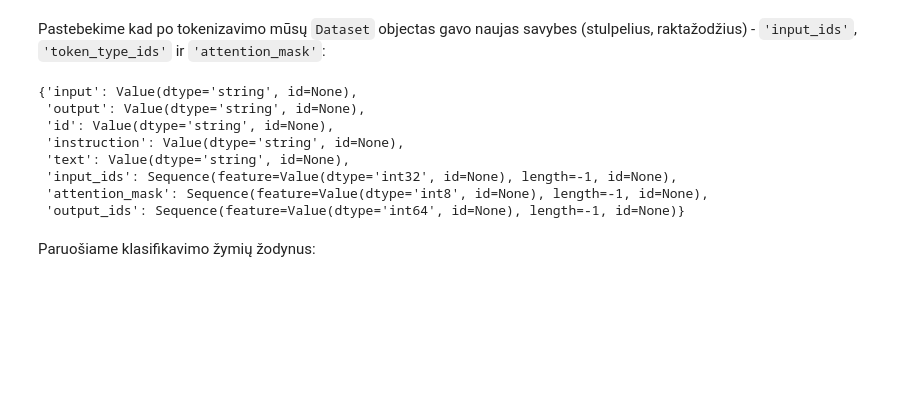
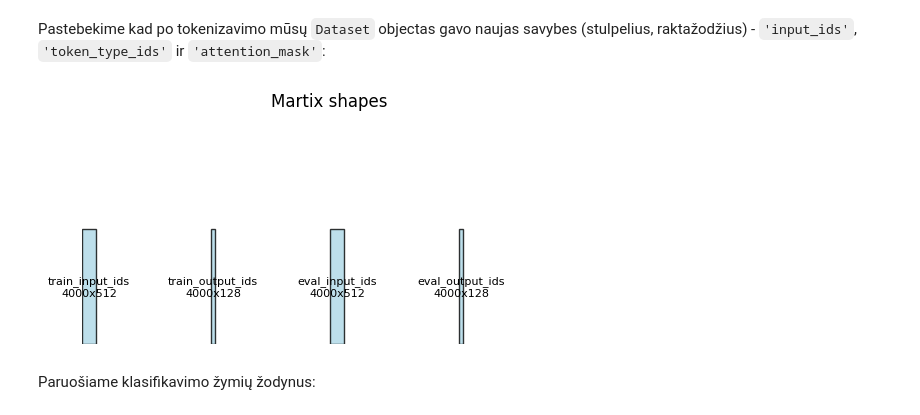
Before and after one commit to EmilisGit/Deep_learning, a Jupyter notebook: bert_finetuning_with_transformers.ipynb, the cells around one changed output. Cells and saved outputs as stored; diff of their text form; code cells hidden in the pictures; blank space fills up the shorter version.

```diff
--- a/bert_finetuning_with_transformers.ipynb
+++ b/bert_finetuning_with_transformers.ipynb
@@ -14,5 +16,5 @@ Naudosime duomenis iš [Yelp Open Dataset](https://www.yelp.com/dataset). Tai bu
 
 from datasets import load_dataset
 
-dataset = load_dataset("antash420/text-summarization-alpaca-format")
-dataset.save_to_disk("/content/dataset")
+hfDataset = load_dataset("antash420/text-summarization-alpaca-format")
+hfDataset.save_to_disk("/content/hfDataset")
@@ -68,7 +139,8 @@ def tokenize(text):
   outputs = tokenizer(
       text["output"], max_length=128, truncation=True, padding="max_length"
   )
-  inputs["output_ids"] = outputs["input_ids"]
+  tokens = inputs
+  tokens["labels"] = outputs["input_ids"]
   return inputs
 
 
@@ -77,16 +160,16 @@ encoded_eval = small_eval_dataset.map(tokenize, batched=True)
 # %% [markdown]
 Pastebekime kad po tokenizavimo mūsų `Dataset` objectas gavo naujas savybes (stulpelius, raktažodžius) - `'input_ids'`, `'token_type_ids'` ir `'attention_mask'`:
-# %%
-encoded_train.features
-# %% [output]
-{'input': Value(dtype='string', id=None),
- 'output': Value(dtype='string', id=None),
- 'id': Value(dtype='string', id=None),
- 'instruction': Value(dtype='string', id=None),
- 'text': Value(dtype='string', id=None),
- 'input_ids': Sequence(feature=Value(dtype='int32', id=None), length=-1, id=None),
- 'attention_mask': Sequence(feature=Value(dtype='int8', id=None), length=-1, id=None),
- 'output_ids': Sequence(feature=Value(dtype='int64', id=None), length=-1, id=None)}
+# %%
+plot_matrices([np.matrix(encoded_train['input_ids']),
+               np.matrix(encoded_train['labels']),
+               np.matrix(encoded_eval['input_ids']),
+               np.matrix(encoded_eval['labels'])],
+              ["train_input_ids",
+               "train_output_ids",
+               "eval_input_ids",
+               "eval_output_ids"])
+# %% [output]
+[figure, added]
 # %% [markdown]
 Paruošiame klasifikavimo žymių žodynus:
 # %% [markdown]
```
Also changed, not shown: parts of 14 cells of this notebook.
